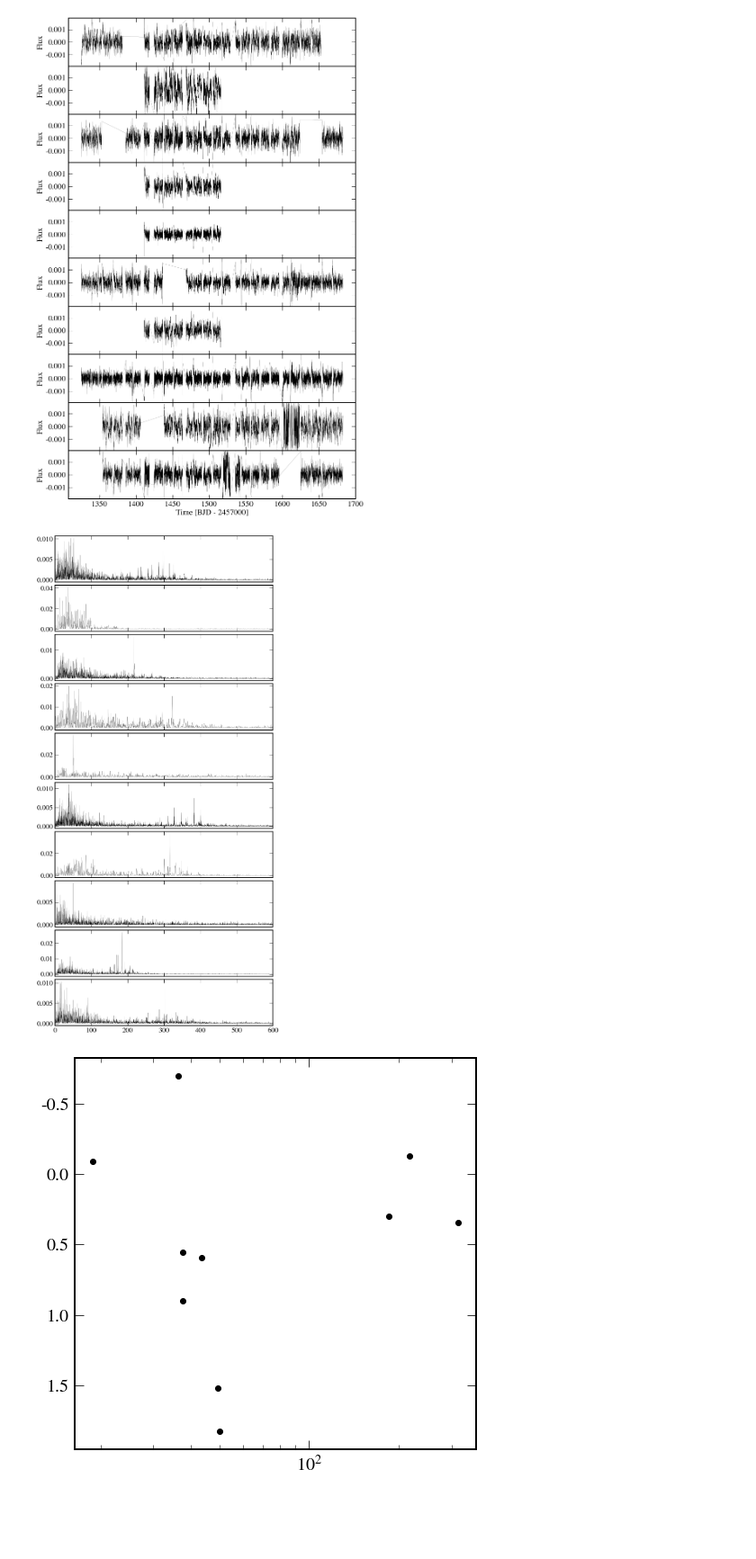
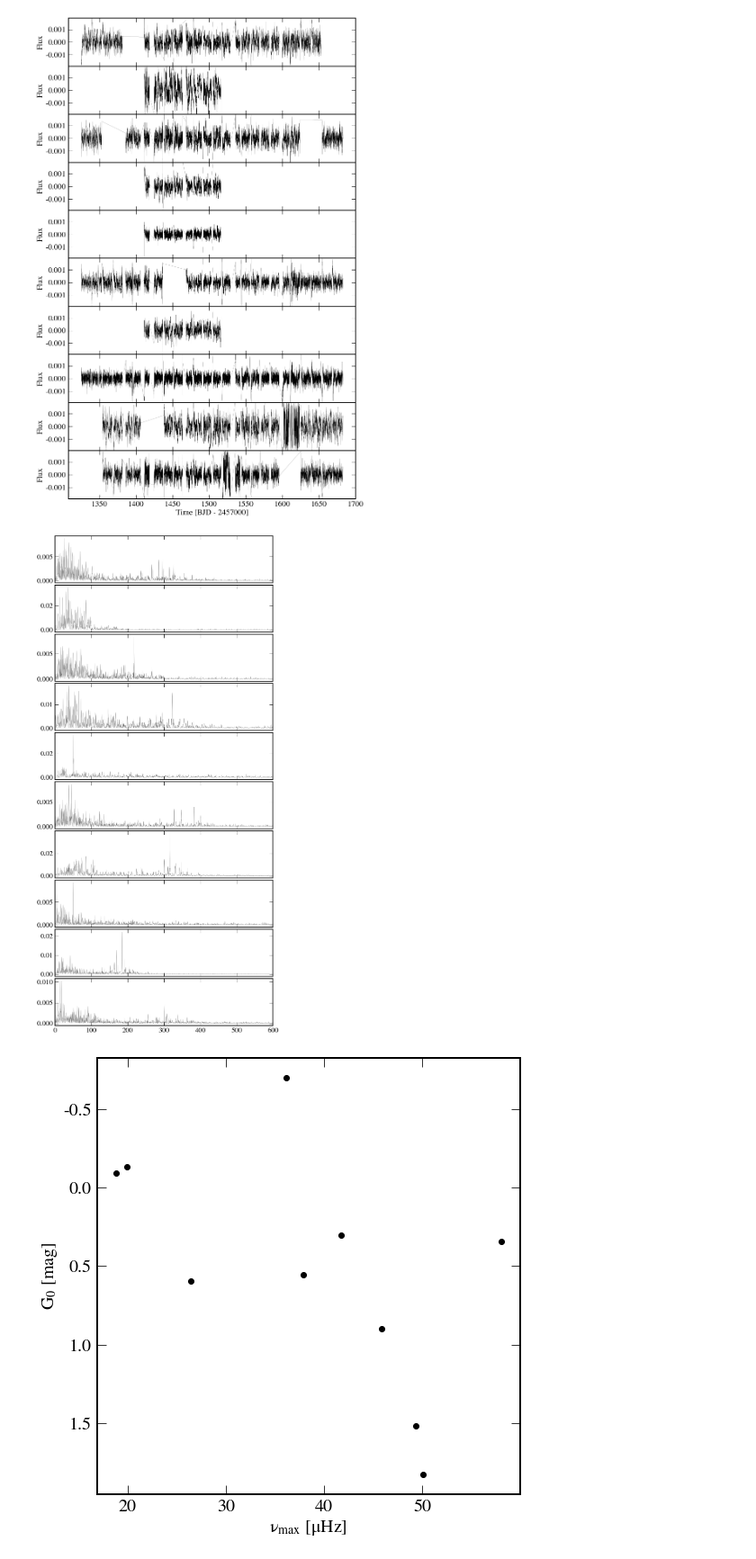
Before and after one commit to abonaca/tess_giants, a Jupyter notebook: notebooks/bulk_periodograms.ipynb, the cells around one changed output. Shown at 90% size. Drawn from its saved outputs; the diff is of its cells as text; code cells hidden in the pictures; blank space fills up the shorter version.

Commit message:
label axes, max for numax

```diff
--- a/notebooks/bulk_periodograms.ipynb
+++ b/notebooks/bulk_periodograms.ipynb
@@ -49,18 +49,22 @@ plt.tight_layout(h_pad=0)
 # %% [output]
 [figure]
 # %%
-freq = np.linspace(0.1,60,10000)
+freq = np.linspace(0.1,60,2000)
 fr = (freq/u.day).to(u.microhertz)
 # %%
 pgram = []
-numax = np.empty(10)*u.uHz
 
 for i in range(10):
     p_ = signal.lombscargle(tm[i], fm[i], freq, normalize=True)
     pgram += [p_]
-
-    ind_max = np.argmax(p_)
-    numax[i] = fr[ind_max]
+# %%
+# find numax
+numax = np.empty(10)*u.uHz
+nutop = 60*u.uHz
+
+for i in range(10):
+    ind_max = np.argmax(pgram[i][fr<nutop])
+    numax[i] = fr[fr<nutop][ind_max]
 # %%
 fig, ax = plt.subplots(10,1,figsize=(10,20), sharex=True)
 
@@ -71,7 +75,7 @@ for i in range(10):
 plt.xlim(0,600)
 plt.tight_layout(h_pad=0)
 # %% [output]
-[figure, old version]
+[figure, new version]
 # %%
 g = Table.read('../data/giants.fits')
 # %%
@@ -83,7 +87,10 @@ G0 = G - np.nanmedian(g['a_g_val'])
 # %%
 plt.plot(numax, G0[:10], 'ko')
 
 plt.gca().invert_yaxis()
-plt.gca().set_xscale('log')
+# plt.gca().set_xscale('log')
+plt.xlabel('$\\nu_{max}$ [$\mu$Hz]')
+plt.ylabel('G$_0$ [mag]')
+plt.tight_layout()
 # %% [output]
-[figure, old version]
+[figure, new version]
```
